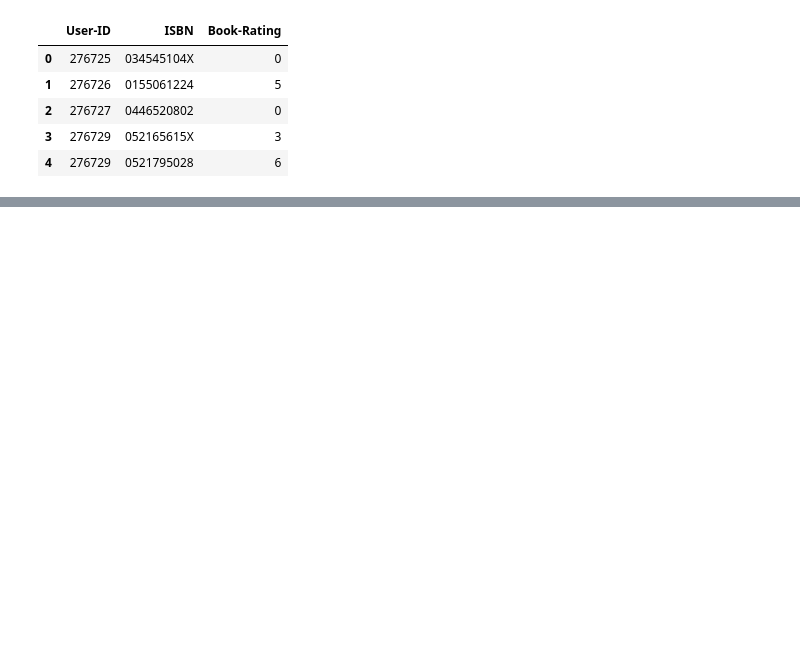
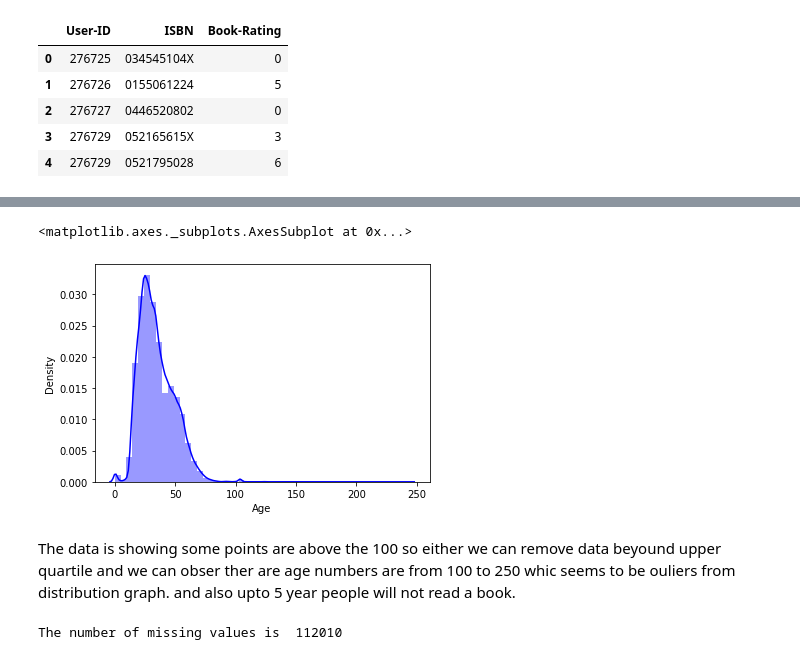
Before and after one commit to SujitbMusale/Book-Recommendation-System, a Jupyter notebook: Book_Recommendation_System.ipynb, the cells around one changed output, grey strips where cells are left out. Drawn from its saved outputs; the diff is of its cells as text; code cells hidden in the pictures; blank space fills up the shorter version.

```diff
--- a/Book_Recommendation_System.ipynb
+++ b/Book_Recommendation_System.ipynb
@@ -96,0 +131,9 @@ Ratings.head()
+# %%
+# lets chcek the distribution of'Age'.
+sns.distplot(Users['Age'],kde=True,color='blue')
+# %% [output]
+<matplotlib.axes._subplots.AxesSubplot at 0x...>
+[figure, added]
+# %% [markdown]
+The data is showing some points are above the 100 so either we can remove data beyound upper quartile and we can obser ther are age numbers are from 100 to 250 whic seems to be ouliers from distribution graph.
+and also upto 5 year people will not read a book.
@@ -96,0 +143,5 @@ Ratings.head()
+# %%
+#Displaying the current number of missing values in  'Age' column
+print('The number of missing values is ',Users['Age'].isnull().sum())
+# %% [output]
+The number of missing values is  112010
```
Also changed, not shown: parts of 29 cells of this notebook.
